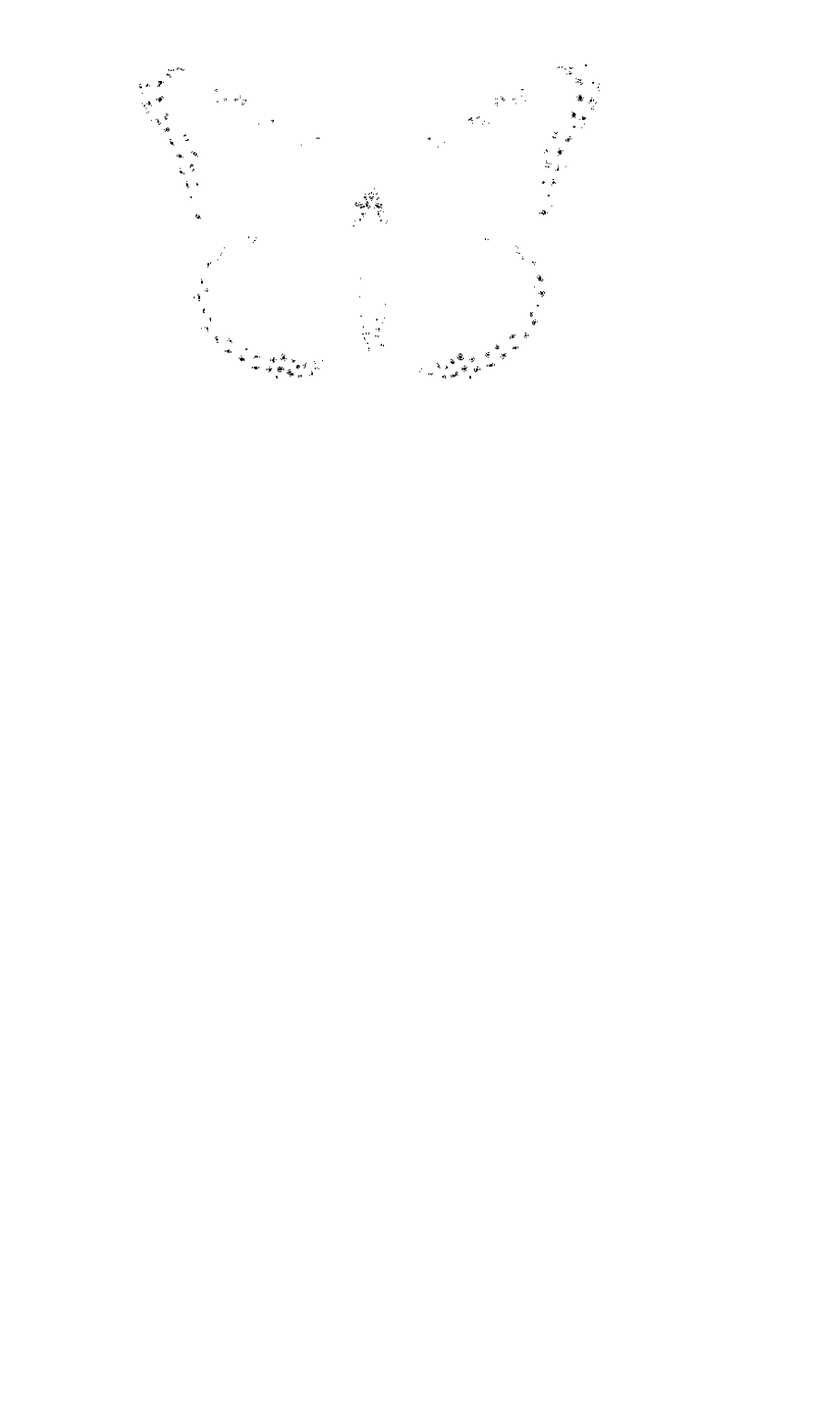
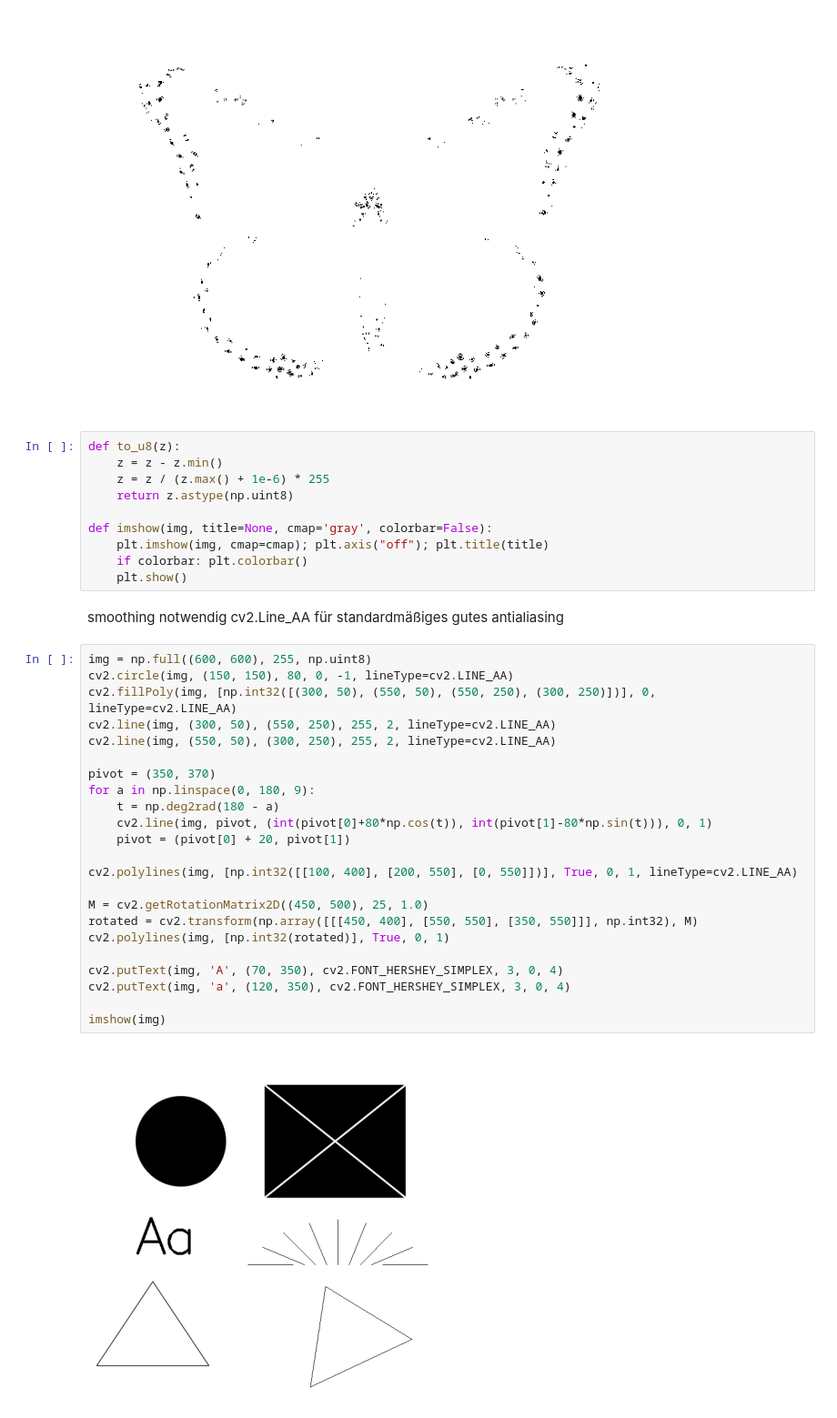
Before and after one commit to BradonjaDev/ISP_notebook_sync, a Jupyter notebook: test.ipynb, the cells around one changed output. Shown at 91% size. Saved outputs shown, nothing was run; the diff lists cells and outputs as text; blank space fills up the shorter version.

Commit message:
alles gemerget aktuellster Stand, rdy für Motion detection chapter

```diff
--- a/test.ipynb
+++ b/test.ipynb
@@ -125,3 +127,40 @@ plt.imshow(255-to_u8(blobs.astype(int)), cmap='gray'); plt.axis("off"); plt.tigh
 # %% [output]
 [figure]
 [figure]
+# %%
+def to_u8(z):
+    z = z - z.min()
+    z = z / (z.max() + 1e-6) * 255
+    return z.astype(np.uint8)
+
+def imshow(img, title=None, cmap='gray', colorbar=False):
+    plt.imshow(img, cmap=cmap); plt.axis("off"); plt.title(title)
+    if colorbar: plt.colorbar()
+    plt.show()
+# %% [markdown]
+smoothing notwendig cv2.Line_AA für standardmäßiges gutes antialiasing
+# %%
+img = np.full((600, 600), 255, np.uint8)
+cv2.circle(img, (150, 150), 80, 0, -1, lineType=cv2.LINE_AA)
+cv2.fillPoly(img, [np.int32([(300, 50), (550, 50), (550, 250), (300, 250)])], 0, lineType=cv2.LINE_AA)
+cv2.line(img, (300, 50), (550, 250), 255, 2, lineType=cv2.LINE_AA)
+cv2.line(img, (550, 50), (300, 250), 255, 2, lineType=cv2.LINE_AA)
+
+pivot = (350, 370)
+for a in np.linspace(0, 180, 9):
+    t = np.deg2rad(180 - a)
+    cv2.line(img, pivot, (int(pivot[0]+80*np.cos(t)), int(pivot[1]-80*np.sin(t))), 0, 1)
+    pivot = (pivot[0] + 20, pivot[1])
+
+cv2.polylines(img, [np.int32([[100, 400], [200, 550], [0, 550]])], True, 0, 1, lineType=cv2.LINE_AA)
+
+M = cv2.getRotationMatrix2D((450, 500), 25, 1.0)
+rotated = cv2.transform(np.array([[[450, 400], [550, 550], [350, 550]]], np.int32), M)
+cv2.polylines(img, [np.int32(rotated)], True, 0, 1)
+
+cv2.putText(img, 'A', (70, 350), cv2.FONT_HERSHEY_SIMPLEX, 3, 0, 4)
+cv2.putText(img, 'a', (120, 350), cv2.FONT_HERSHEY_SIMPLEX, 3, 0, 4)
+
+imshow(img)
+# %% [output]
+[figure, added]
```
Also changed, not shown: parts of 30 cells of this notebook.
